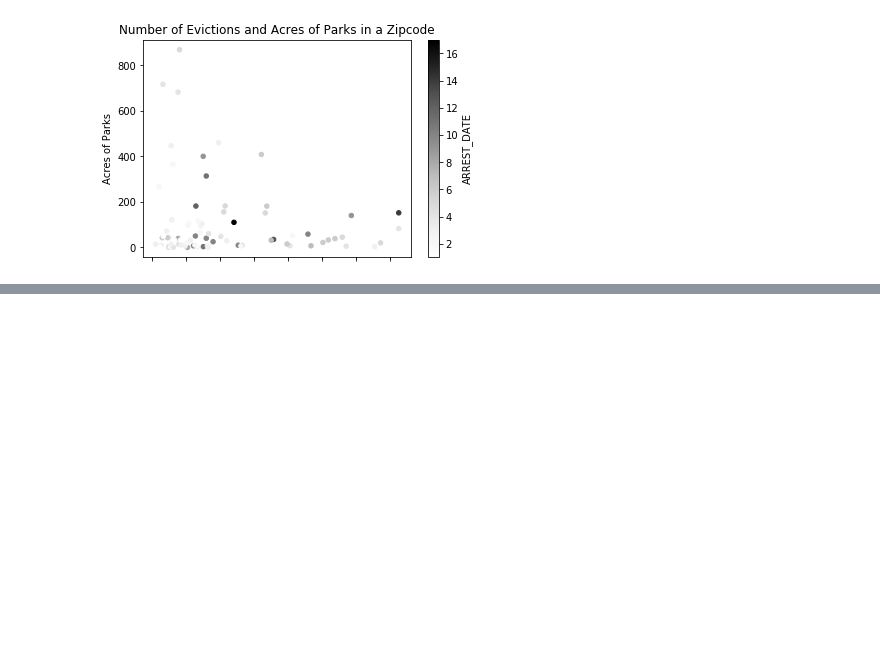
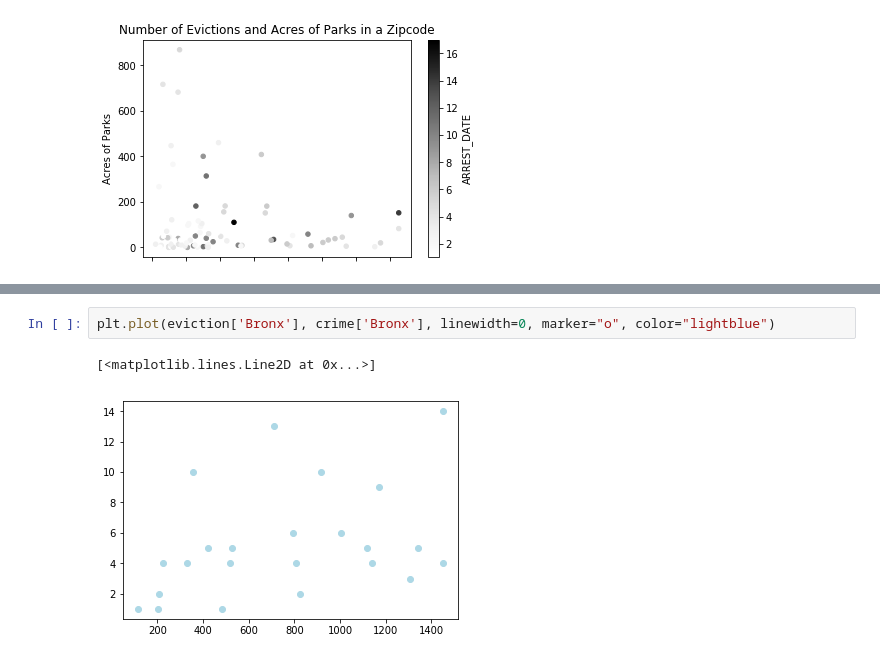
Before and after one commit to smaups/Project_1, a Jupyter notebook: Graphs.ipynb, the cells around one changed output, grey strips where cells are left out. Drawn from its saved outputs; the diff is of its cells as text; blank space fills up the shorter version.

```diff
--- a/Graphs.ipynb
+++ b/Graphs.ipynb
@@ -142,0 +212,5 @@ plt.plot(totalmerge['EXECUTED_DATE'], totalmerge['ARREST_DATE'], linewidth=0, ma
+# %%
+plt.plot(eviction['Bronx'], crime['Bronx'], linewidth=0, marker="o", color="lightblue")
+# %% [output]
+[<matplotlib.lines.Line2D at 0x...>]
+[figure, added]
```
Also changed, not shown: parts of 13 cells of this notebook.
